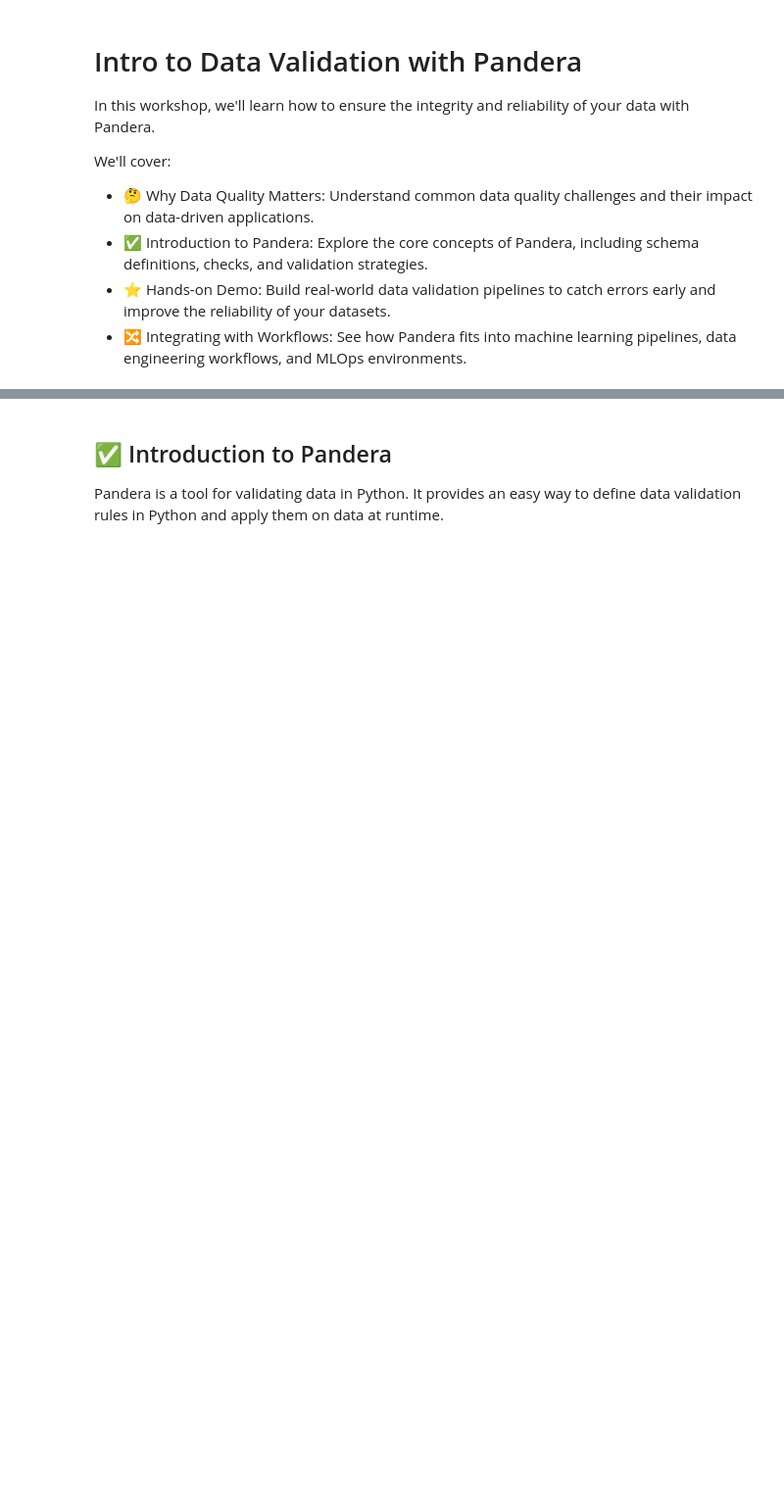
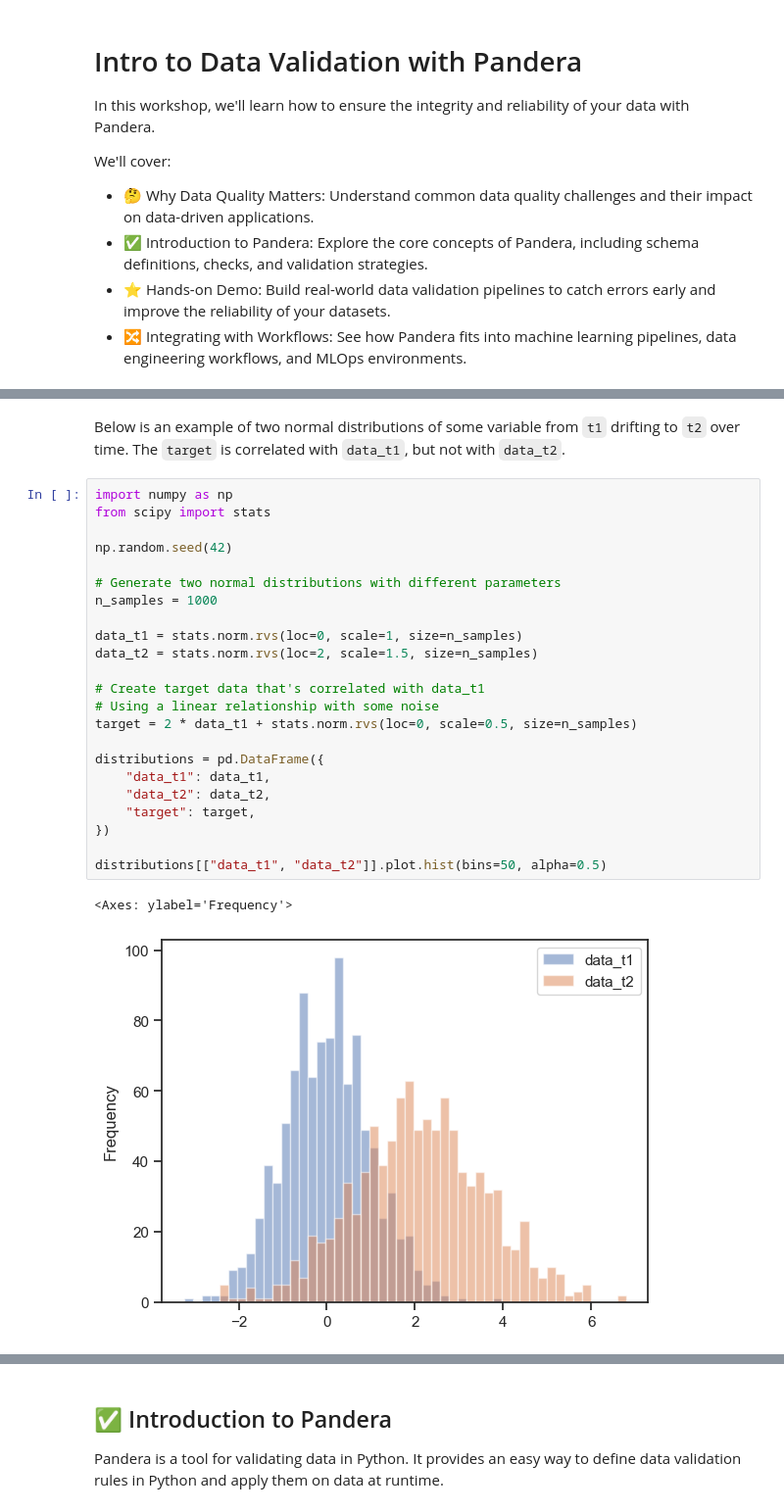
Before and after one commit to unionai-oss/pandera-workshop, a Jupyter notebook: workshop.ipynb, the cells around one changed output, grey strips where cells are left out. Shown: that part at 98% size. Drawn from its saved outputs; the diff is of its cells as text; blank space fills up the shorter version.

```diff
--- a/workshop.ipynb
+++ b/workshop.ipynb
@@ -20,0 +136,30 @@ Common data quality challenges:
+# %% [markdown]
+Below is an example of two normal distributions of some variable from `t1`
+drifting to `t2` over time. The `target` is correlated with `data_t1`, but not
+with `data_t2`.
+# %%
+import numpy as np
+from scipy import stats
+
+np.random.seed(42)
+
+# Generate two normal distributions with different parameters
+n_samples = 1000
+
+data_t1 = stats.norm.rvs(loc=0, scale=1, size=n_samples)
+data_t2 = stats.norm.rvs(loc=2, scale=1.5, size=n_samples)
+
+# Create target data that's correlated with data_t1
+# Using a linear relationship with some noise
+target = 2 * data_t1 + stats.norm.rvs(loc=0, scale=0.5, size=n_samples)
+
+distributions = pd.DataFrame({
+    "data_t1": data_t1,
+    "data_t2": data_t2,
+    "target": target,
+})
+
+distributions[["data_t1", "data_t2"]].plot.hist(bins=50, alpha=0.5)
+# %% [output]
+<Axes: ylabel='Frequency'>
+[figure, added]
```
Also changed, not shown: parts of 29 cells of this notebook, 1 other file.
